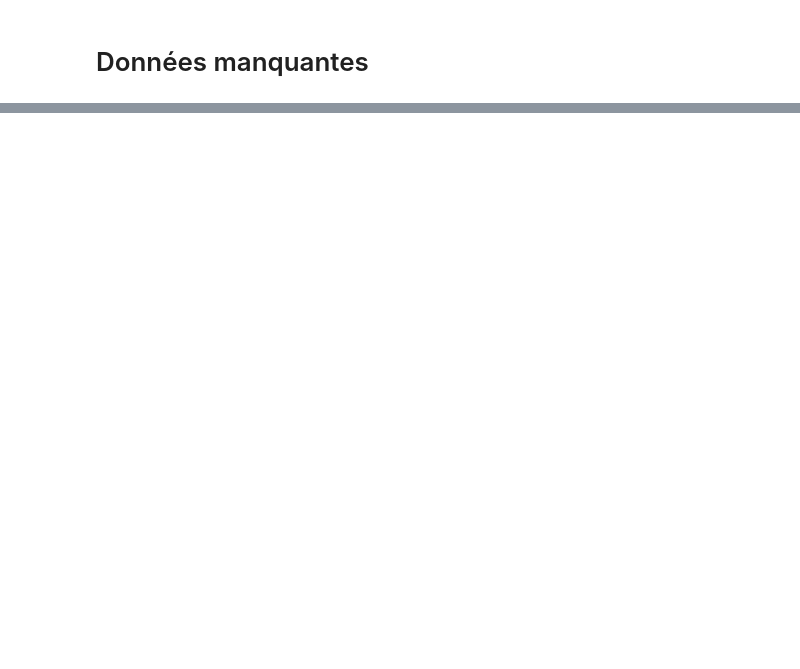
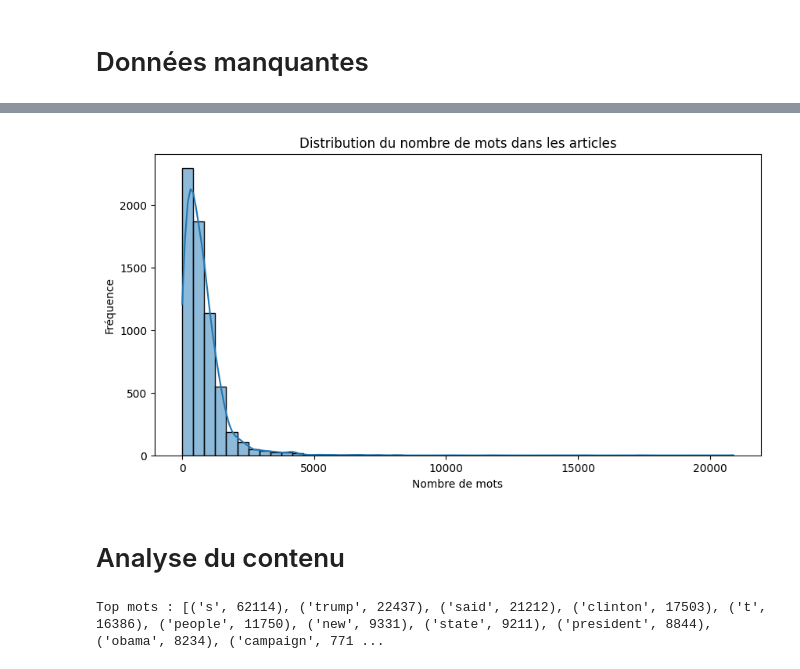
Before and after one commit to ahmedkakiAK/nlp-project, a Jupyter notebook: Statistiques exploratoires.ipynb, the cells around one changed output, grey strips where cells are left out. Drawn from its saved outputs; the diff is of its cells as text; code cells hidden in the pictures; blank space fills up the shorter version.

Commit message:
stat desc 2

```diff
--- a/Statistiques exploratoires.ipynb
+++ b/Statistiques exploratoires.ipynb
@@ -293,0 +180,2 @@ dtype: float64
+# %%
+df = pd.read_csv('data/kaggle/raw/fake_or_real_news.csv')
@@ -293,0 +191,12 @@ dtype: float64
+# %%
+# Taille du dataset
+print("Dataset articles : TRUE")
+print(f"Nombre total d'articles : {len(df)}")
+
+# Longueur des textes et titres
+df['text_length'] = df['text'].apply(lambda x: len(str(x)))
+df['text_wordcount'] = df['text'].apply(lambda x: len(str(x).split()))
+df['title_wordcount'] = df['title'].apply(lambda x: len(str(x).split()))
+
+# Stats descriptives
+print(df[['text_wordcount', 'title_wordcount']].describe())
@@ -293,0 +215,31 @@ dtype: float64
+# %%
+# Histogramme des longueurs de texte
+plt.figure(figsize=(10,5))
+sns.histplot(df['text_wordcount'], bins=50, kde=True)
+plt.title("Distribution du nombre de mots dans les articles")
+plt.xlabel("Nombre de mots")
+plt.ylabel("Fréquence")
+plt.show()
+# %% [output]
+[figure, added]
+# %% [markdown]
+# Analyse du contenu
+# %%
+nltk.data.path.append('/tmp/nltk_data')
+
+# Ensuite importer
+from nltk.corpus import stopwords
+stop_words = ENGLISH_STOP_WORDS
+
+# Fonction pour extraire les mots
+def get_top_words(texts, n=20):
+    words = []
+    for text in texts:
+        tokens = re.findall(r'\b\w+\b', str(text).lower())
+        words.extend([word for word in tokens if word.isalpha() and word not in stop_words])
+    return Counter(words).most_common(n)
+
+top_words = get_top_words(df['text'])
+print("Top mots :", top_words)
+# %% [output]
+Top mots : [('s', 62114), ('trump', 22437), ('said', 21212), ('clinton', 17503), ('t', 16386), ('people', 11750), ('new', 9331), ('state', 9211), ('president', 8844), ('obama', 8234), ('campaign', 771 ...
```
Also changed, not shown: parts of 23 cells of this notebook, 2 other files.
